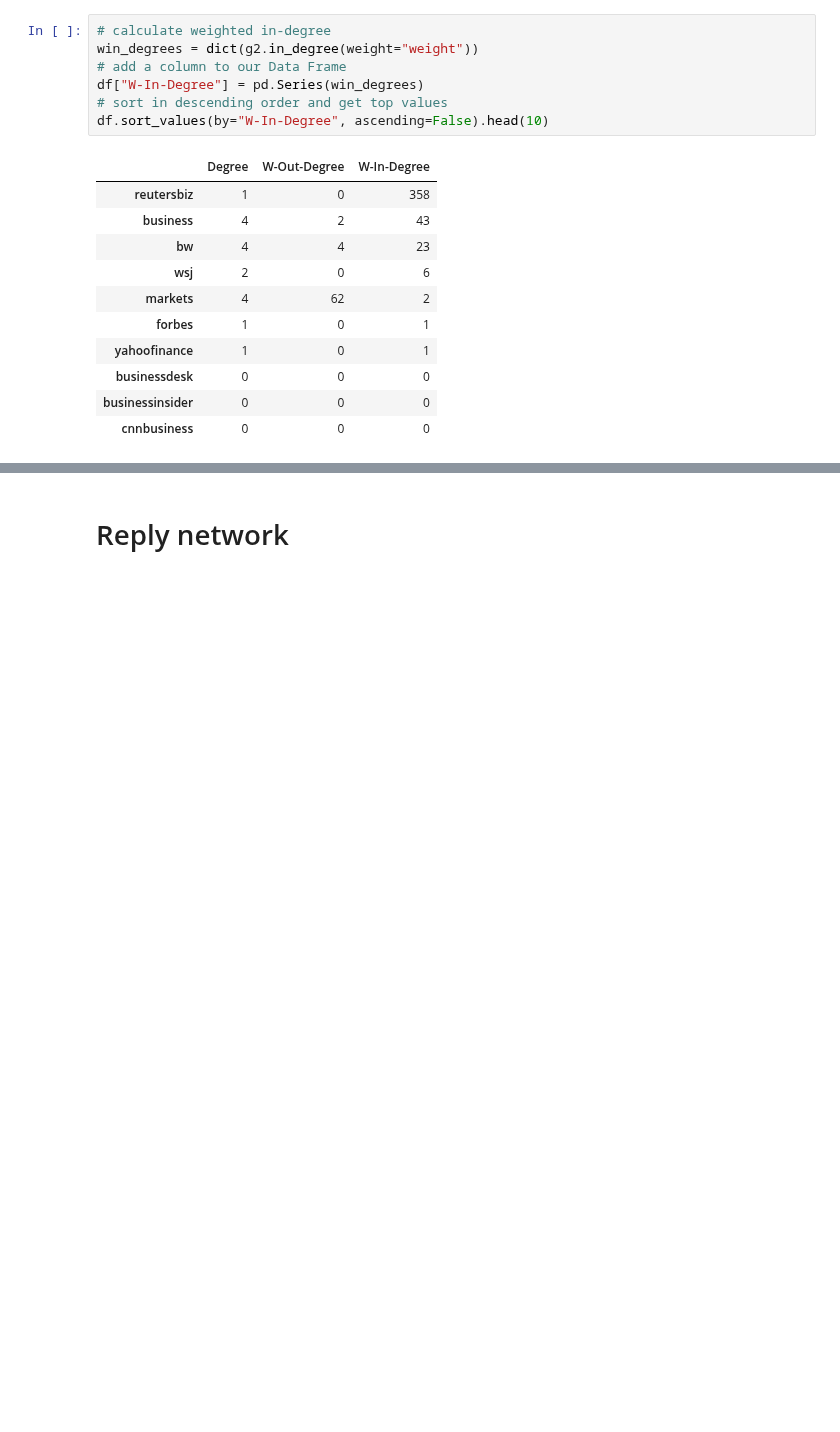
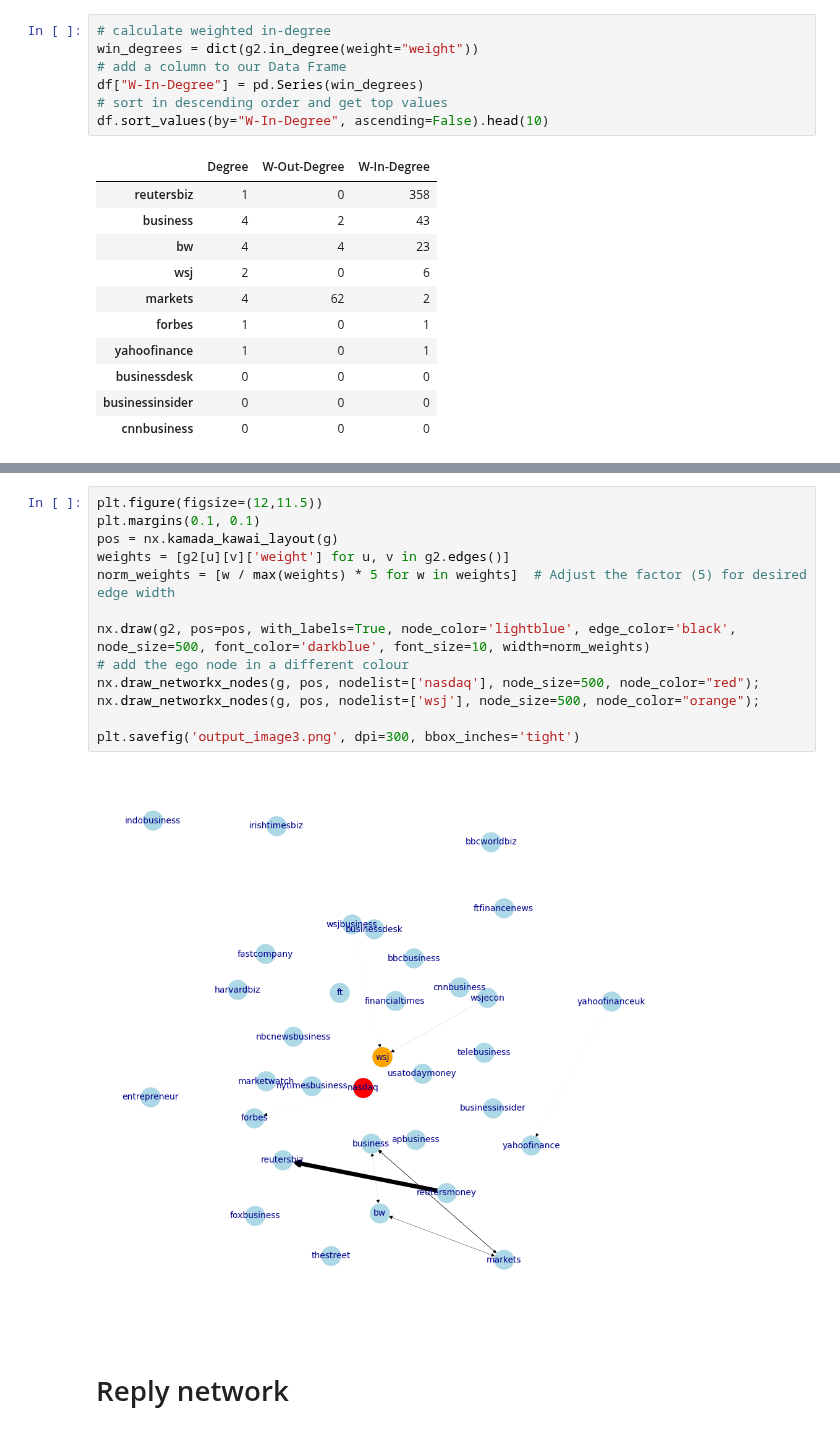
Before and after one commit to kbankowski/2022-11_data-academy, a Jupyter notebook: Level2/Group Projects/07_Network_Twitter/Project_Codes.ipynb, the cells around one changed output, grey strips where cells are left out. Drawn from its saved outputs; the diff is of its cells as text; blank space fills up the shorter version.

Commit message:
More progress with retweet network

```diff
--- a/Level2/Group Projects/07_Network_Twitter/Project_Codes.ipynb
+++ b/Level2/Group Projects/07_Network_Twitter/Project_Codes.ipynb
@@ -472,3 +486,18 @@ ax.set_ylabel("Weighted Out-Degree", fontsize=14);
+# %%
+plt.figure(figsize=(12,11.5))
+plt.margins(0.1, 0.1)
+pos = nx.kamada_kawai_layout(g)
+weights = [g2[u][v]['weight'] for u, v in g2.edges()]
+norm_weights = [w / max(weights) * 5 for w in weights]  # Adjust the factor (5) for desired edge width
+
+nx.draw(g2, pos=pos, with_labels=True, node_color='lightblue', edge_color='black', node_size=500, font_color='darkblue', font_size=10, width=norm_weights)
+# add the ego node in a different colour
+nx.draw_networkx_nodes(g, pos, nodelist=['nasdaq'], node_size=500, node_color="red");
+nx.draw_networkx_nodes(g, pos, nodelist=['wsj'], node_size=500, node_color="orange");
+
+plt.savefig('output_image3.png', dpi=300, bbox_inches='tight')
+# %% [output]
+[figure, added]
 # %% [markdown]
 # Reply network
 # %% [markdown]
```
Also changed, not shown: parts of 1 cell of this notebook, 3 other files.
